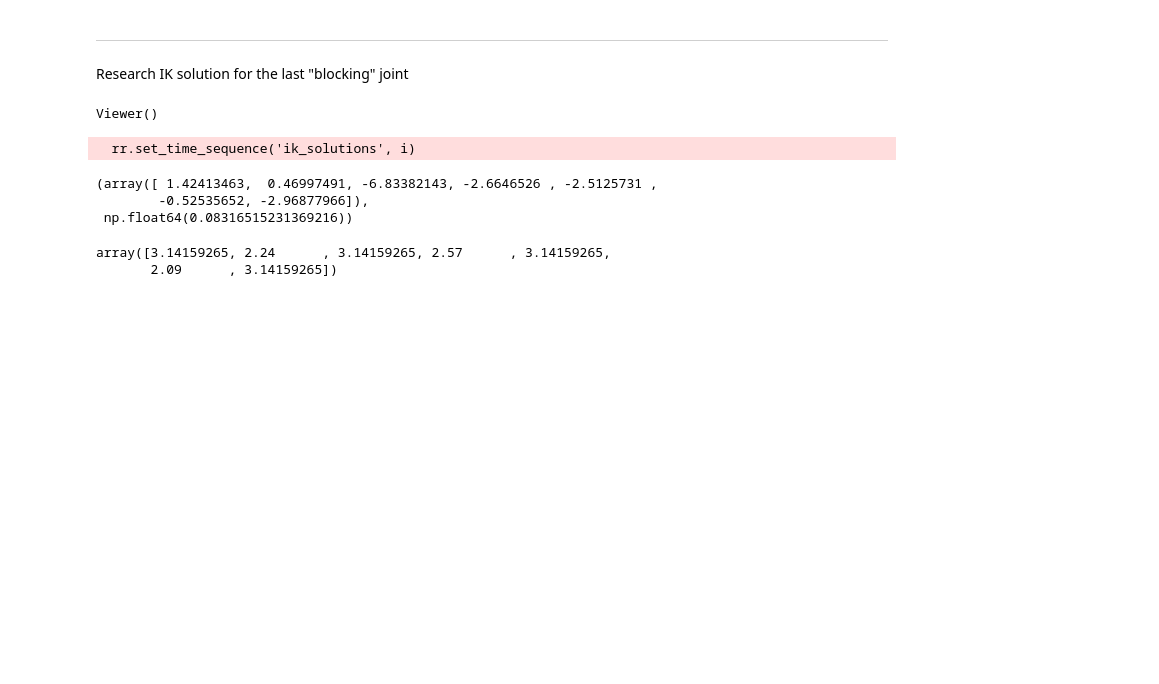
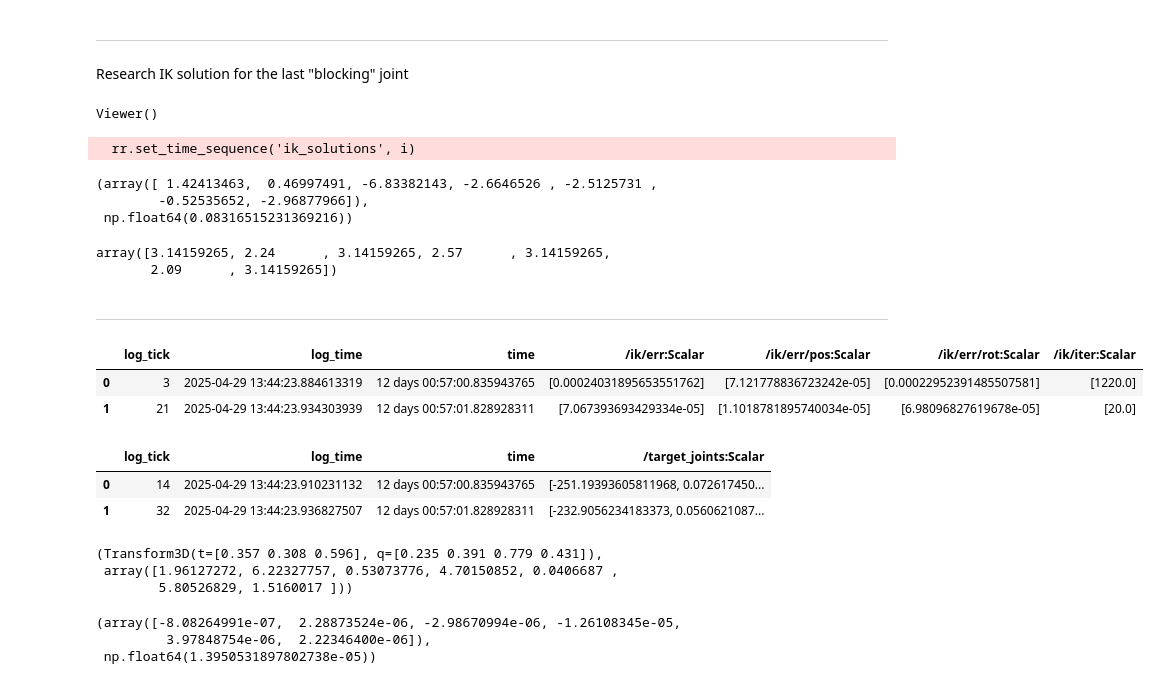
Before and after one commit to vertix/positronic-open, a Jupyter notebook: notebooks/rerun.ipynb, the cells around one changed output. Drawn from its saved outputs; the diff is of its cells as text; code cells hidden in the pictures; blank space fills up the shorter version.

```diff
--- a/notebooks/rerun.ipynb
+++ b/notebooks/rerun.ipynb
@@ -110,7 +80,0 @@ for i in range(len(df)):
-# %%
-rec = rr.dataframe.load_recording('/Users/vertix/Downloads/bad_ik.rrd')
-view = rec.view(index='time', contents='/current_joints/**')
-
-tab = view.select().read_all()
-df = tab.to_pandas()
-df.iloc[0]
@@ -129,3 +80,0 @@ Name: 0, dtype: object
-# %%
-q_start = np.array([df.iloc[0][f'/current_joints/{i}:Scalar'][0] for i in range(7)])
-q_start
@@ -251,12 +201,16 @@ class KinematicsSolver:
 
         return self.data.qpos.copy()
 
-    def inverse_limits(self, pos: geom.Transform3D, qpos0: np.ndarray, max_iters: int = 20, err_thresh: float = 1e-4):
+    def inverse_limits(self, pos: geom.Transform3D, qpos0: np.ndarray, max_iters: int = 20, err_thresh: float = 1e-4, clamp=False):
         solvers.options['show_progress'] = False
-        self.data.qpos = qpos0
+        def clamp_to_pi(x):
+            return np.mod(x + np.pi, 2 * np.pi) - np.pi
+
+        self.data.qpos = clamp_to_pi(qpos0) if clamp else qpos0
 
         iter = 0
         for i in range(max_iters):
+            rec = rr.dataframe.load_recording('/Users/vertix/Downloads/more-step-limits.rrd')
             mujoco.mj_kinematics(self.model, self.data)
             mujoco.mj_comPos(self.model, self.data)
 
@@ -324,6 +278,7 @@ class KinematicsSolver:
             #         update *= (_MAX_ANGLE_CHANGE * 0.5) / update_max
 
             mujoco.mj_integratePos(self.model, self.data.qpos, update, 1.0)
+            self.data.qpos = clamp_to_pi(self.data.qpos) if clamp else self.data.qpos
 
             iter += 1
 
@@ -575,7 +550,6 @@ rr.log('ik_solutions/scatter', scatter, static=True)
 
 for i, (solution, err) in enumerate(sorted(ik_solutions, key=lambda x: np.abs(x[0][3]))):
     rr.set_time_sequence('ik_solutions', i)
-    rr.log
     rr.log('ik_solutions/qpos', rr.Scalars(np.abs(solution[3])))
 # %% [output]
 Viewer()
@@ -591,3 +565,44 @@ high
 # %% [output]
 array([3.14159265, 2.24      , 3.14159265, 2.57      , 3.14159265,
        2.09      , 3.14159265])
+# %% [markdown]
+---
+# %%
+rec = rr.dataframe.load_recording('/Users/vertix/Downloads/more-step-limits.rrd')
+rec.view(index='time', contents='/ik/**').select().read_all().to_pandas()
+# %% [output]
+|  | log_tick | log_time | time | /ik/err:Scalar | /ik/err/pos:Scalar | /ik/err/rot:Scalar | /ik/iter:Scalar |
+| 0 | 3 | 2025-04-29 13:44:23.884613319 | 12 days 00:57:00.835943765 | [0.00024031895653551762] | [7.121778836723242e-05] | [0.00022952391485507581] | [1220.0] |
+| 1 | 21 | 2025-04-29 13:44:23.934303939 | 12 days 00:57:01.828928311 | [7.067393693429334e-05] | [1.1018781895740034e-05] | [6.98096827619678e-05] | [20.0] |
+# %%
+rec = rr.dataframe.load_recording('/Users/vertix/Downloads/more-step-limits.rrd')
+rec.view(index='time', contents='/target_joints/**').select().read_all().to_pandas()
+# %% [output]
+|  | log_tick | log_time | time | /target_joints:Scalar |
+| 0 | 14 | 2025-04-29 13:44:23.910231132 | 12 days 00:57:00.835943765 | [-251.19393605811968, 0.072617450... |
+| 1 | 32 | 2025-04-29 13:44:23.936827507 | 12 days 00:57:01.828928311 | [-232.9056234183373, 0.0560621087... |
+# %%
+rec = rr.dataframe.load_recording('/Users/vertix/Downloads/more-step-limits.rrd')
+view = rec.view(index='time', contents='/target_position/**')
+
+tab = view.select().read_all()
+df = tab.to_pandas()
+pos = []
+
+for i in range(len(df)):
+    rec = df.iloc[i]
+    _translation = rec['/target_position/translation:Scalar']
+    _rotation = rec['/target_position/quat:Scalar']
+    pos.append((rec['log_time'].value // 10 ** 6, geom.Transform3D(_translation, geom.Rotation.from_quat(_rotation))))
+
+rec = rr.dataframe.load_recording('/Users/vertix/Downloads/more-step-limits.rrd')
+view = rec.view(index='time', contents='/current_joints/**')
+
+tab = view.select().read_all()
+df = tab.to_pandas()
+q_start = df.iloc[0]['/current_joints:Scalar']
+pos[0][1], q_start
+# %% [output]
+(Transform3D(t=[0.357 0.308 0.596], q=[0.235 0.391 0.779 0.431]),
+ array([1.96127272, 6.22327757, 0.53073776, 4.70150852, 0.0406687 ,
+        5.80526829, 1.5160017 ]))
@@ -593,0 +612,7 @@ array([3.14159265, 2.24      , 3.14159265, 2.57      , 3.14159265,
+# %%
+res = solver.inverse_limits(pos[0][1], q_start, max_iters=100)
+solver.err, np.linalg.norm(solver.err)
+# %% [output]
+(array([-8.08264991e-07,  2.28873524e-06, -2.98670994e-06, -1.26108345e-05,
+         3.97848754e-06,  2.22346400e-06]),
+ np.float64(1.3950531897802738e-05))
```
Also changed, not shown: parts of 10 cells of this notebook.
